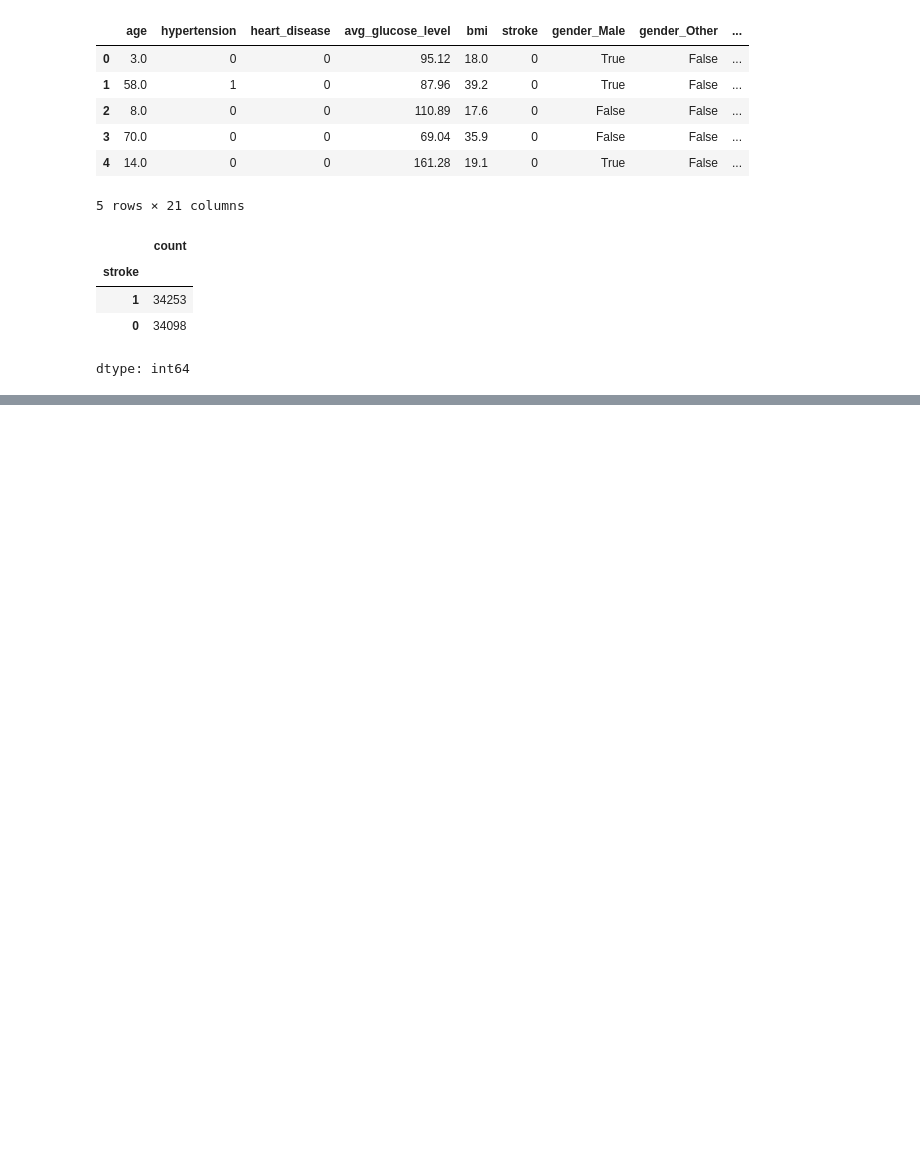
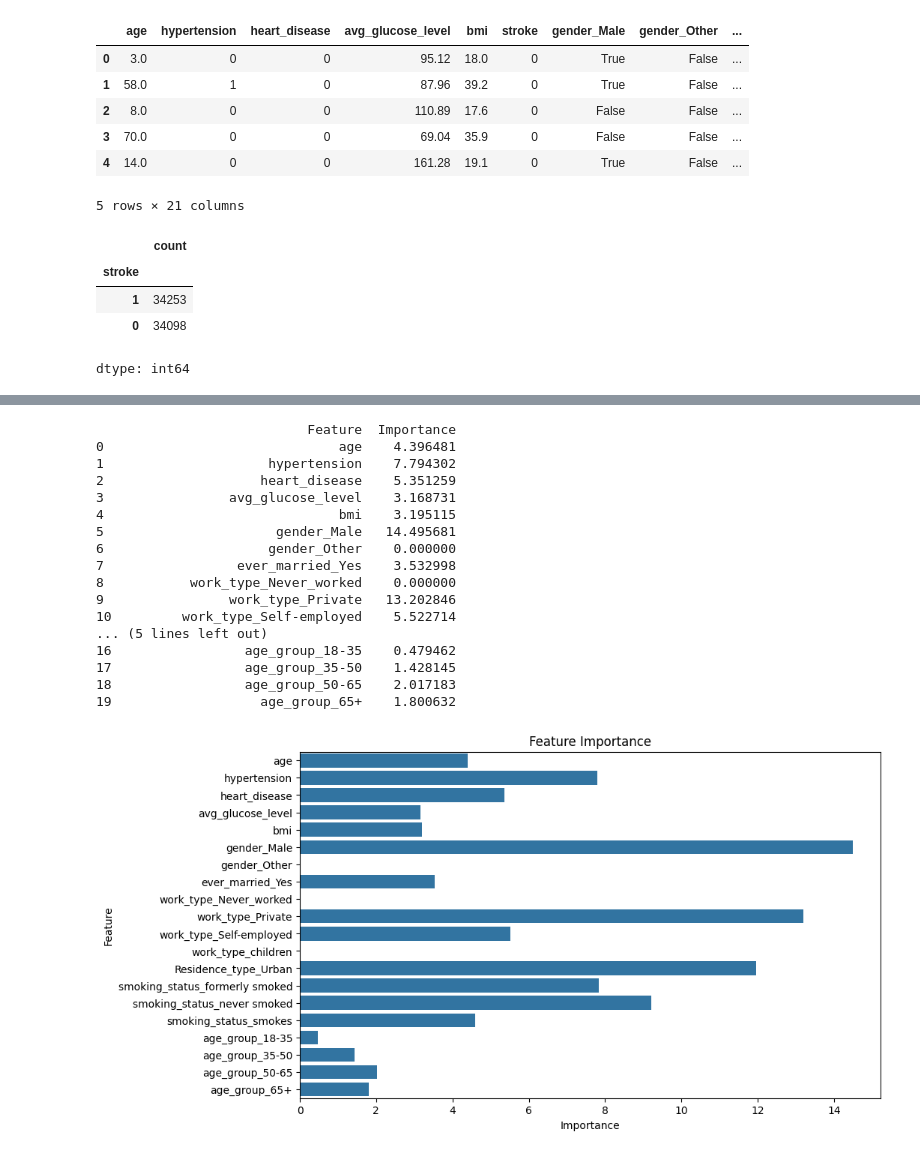
Before and after one commit to Shahedur23036883/Cerebral-Stroke-Prediction, a Jupyter notebook: Another_copy_of_cerebral_stroke_prediction.ipynb, the cells around one changed output, grey strips where cells are left out. Cells and saved outputs as stored; diff of their text form; code cells hidden in the pictures; blank space fills up the shorter version.

```diff
--- a/Another_copy_of_cerebral_stroke_prediction.ipynb
+++ b/Another_copy_of_cerebral_stroke_prediction.ipynb
@@ -910,12 +995,37 @@ print("ROC-AUC Score:", roc_auc)
 # %%
 # Get feature importance
 feature_importance = best_catboost_model.get_feature_importance()
 
 # Create a dataframe for visualization
+# Use X_train.columns instead of X_train_res.columns
 feature_importance_df = pd.DataFrame({
-    'Feature': X_train_res.columns,
+    'Feature': X_train.columns,  # Changed X_train_res to X_train
     'Importance': feature_importance
 })
+print(feature_importance_df)
+plt.figure(figsize=(10, 6))
+sns.barplot(x='Importance', y='Feature', data=feature_importance_df)
+plt.title('Feature Importance')
+plt.show()
+# %% [output]
+                           Feature  Importance
+0                              age    4.396481
+1                     hypertension    7.794302
+2                    heart_disease    5.351259
+3                avg_glucose_level    3.168731
+4                              bmi    3.195115
+5                      gender_Male   14.495681
+6                     gender_Other    0.000000
+7                 ever_married_Yes    3.532998
+8           work_type_Never_worked    0.000000
+9                work_type_Private   13.202846
+10         work_type_Self-employed    5.522714
+... (5 lines left out)
+16                 age_group_18-35    0.479462
+17                 age_group_35-50    1.428145
+18                 age_group_50-65    2.017183
+19                   age_group_65+    1.800632
+[figure, added]
 # %%
 # Sort by importance
 feature_importance_df = feature_importance_df.sort_values(by='Importance', ascending=False)
```
Also changed, not shown: parts of 12 cells of this notebook.
